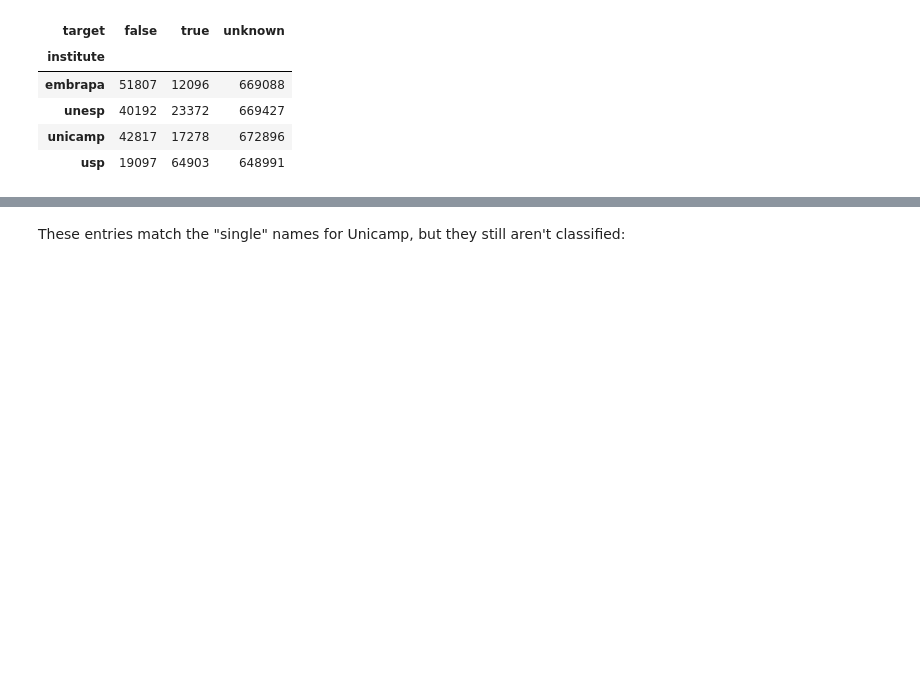
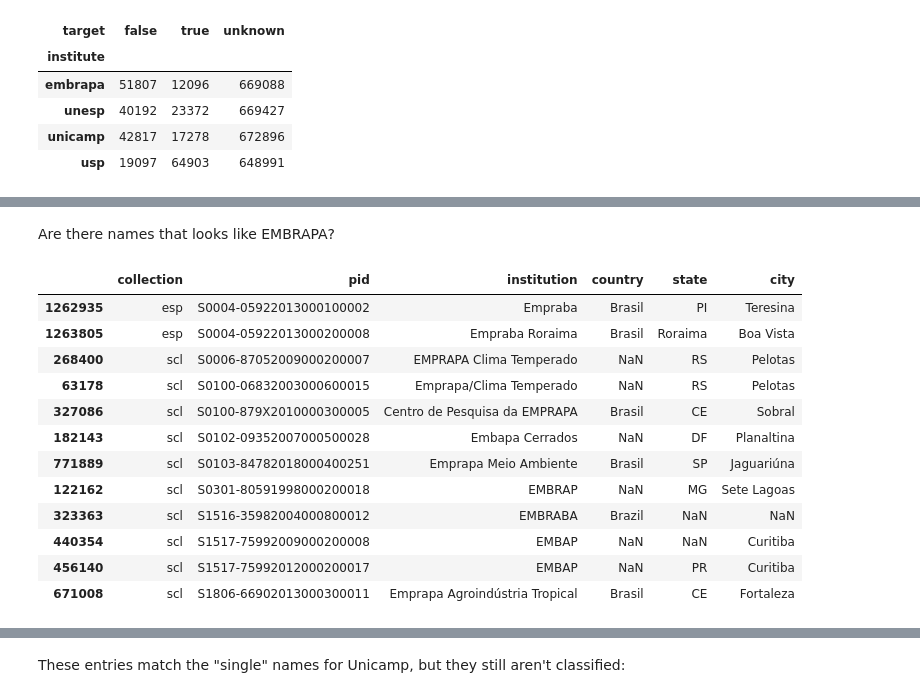
Before and after one commit to scieloorg/normalizations-experiments, a Jupyter notebook: experiments_2019-02_usp_unicamp_unesp_embrapa.ipynb, the cells around one changed output, grey strips where cells are left out. Saved outputs shown, nothing was run; the diff lists cells and outputs as text; code cells hidden in the pictures; blank space fills up the shorter version.

```diff
--- a/experiments_2019-02_usp_unicamp_unesp_embrapa.ipynb
+++ b/experiments_2019-02_usp_unicamp_unesp_embrapa.ipynb
@@ -4201,0 +4249,22 @@ pids2stats(solution2pids(solution))
+# %% [markdown]
+Are there names that looks like EMBRAPA?
+# %%
+almost_embrapa_acronym_rows = dataset[
+    all_pre_inames.str.contains("em[bp]r?a[bp]a?") &
+    solution["embrapa"].isna()
+]
+almost_embrapa_acronym_rows.sort_values(by="pid")
+# %% [output]
+|  | collection | pid | institution | country | state | city |
+| 1262935 | esp | S0004-05922013000100002 | Empraba | Brasil | PI | Teresina |
+| 1263805 | esp | S0004-05922013000200008 | Empraba Roraima | Brasil | Roraima | Boa Vista |
+| 268400 | scl | S0006-87052009000200007 | EMPRAPA Clima Temperado | NaN | RS | Pelotas |
+| 63178 | scl | S0100-06832003000600015 | Emprapa/Clima Temperado | NaN | RS | Pelotas |
+| 327086 | scl | S0100-879X2010000300005 | Centro de Pesquisa da EMPRAPA | Brasil | CE | Sobral |
+| 182143 | scl | S0102-09352007000500028 | Embapa Cerrados | NaN | DF | Planaltina |
+| 771889 | scl | S0103-84782018000400251 | Emprapa Meio Ambiente | Brasil | SP | Jaguariúna |
+| 122162 | scl | S0301-80591998000200018 | EMBRAP | NaN | MG | Sete Lagoas |
+| 323363 | scl | S1516-35982004000800012 | EMBRABA | Brazil | NaN | NaN |
+| 440354 | scl | S1517-75992009000200008 | EMBAP | NaN | NaN | Curitiba |
+| 456140 | scl | S1517-75992012000200017 | EMBAP | NaN | PR | Curitiba |
+| 671008 | scl | S1806-66902013000300011 | Emprapa Agroindústria Tropical | Brasil | CE | Fortaleza |
```
Also changed, not shown: parts of 59 cells of this notebook.
